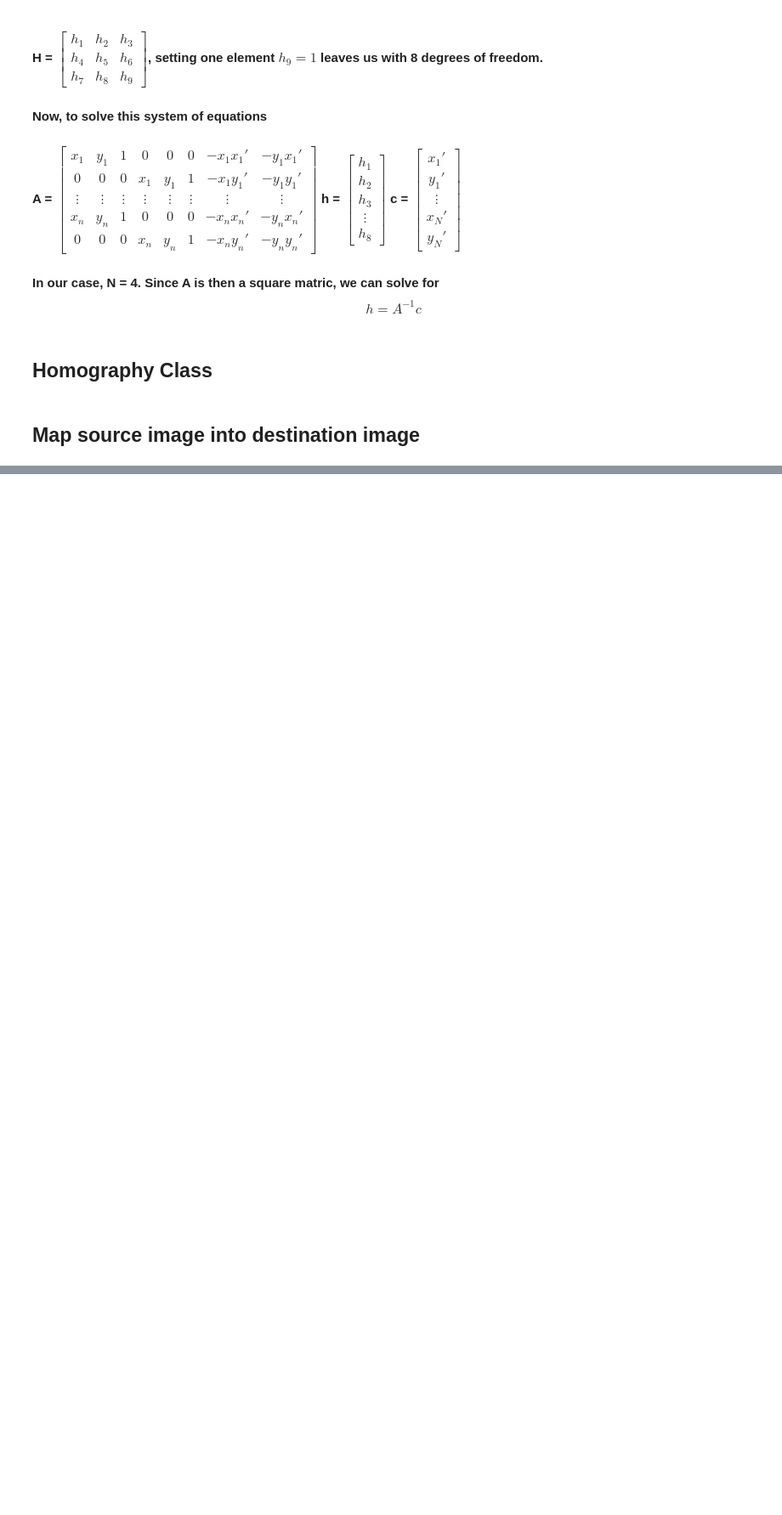
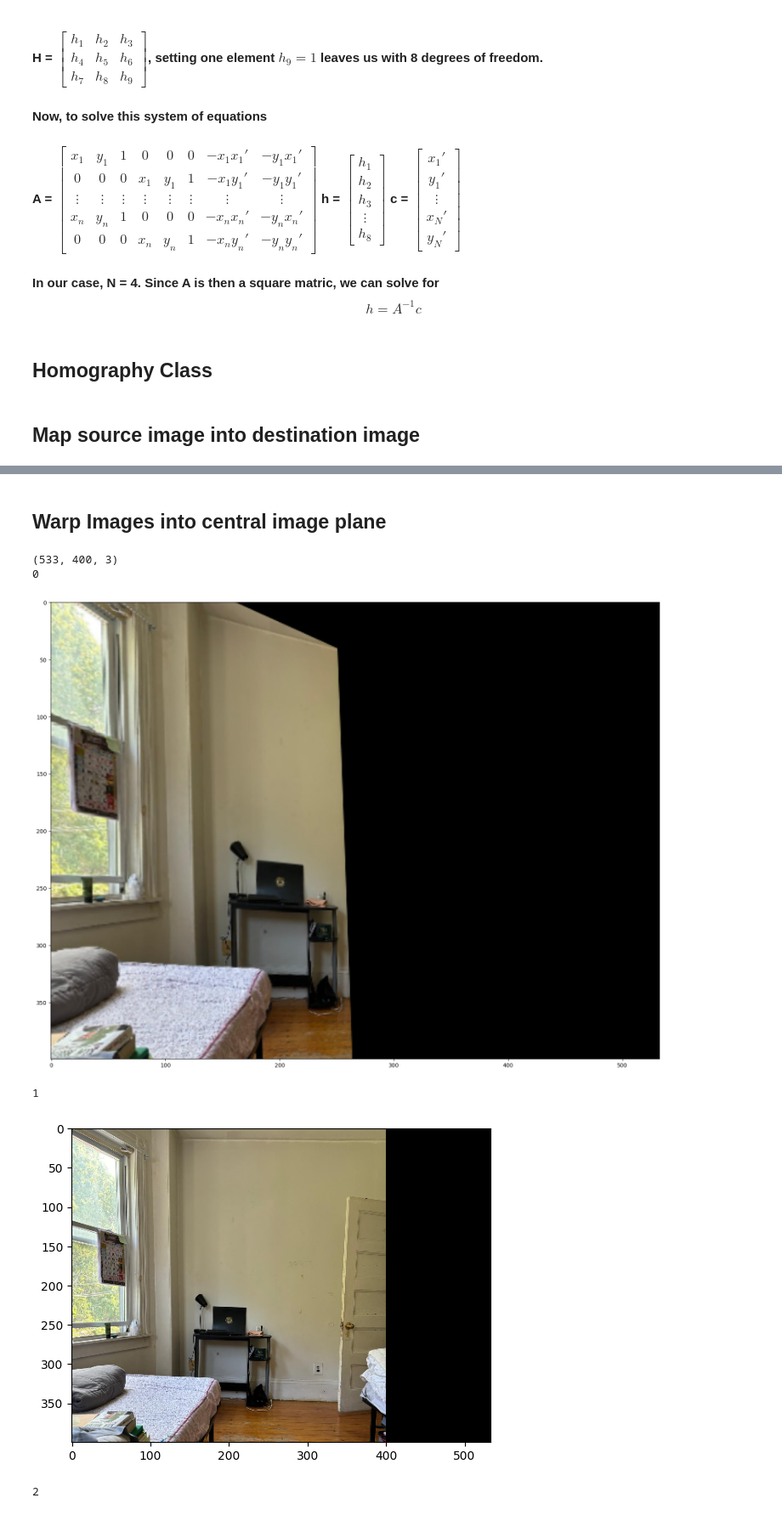
Before and after one commit to KSorte/Autonomous_Field_Robotics, a Jupyter notebook: image_stitching/compute_homography.ipynb, the cells around one changed output, grey strips where cells are left out. Shown at 85% size. Drawn from its saved outputs; the diff is of its cells as text; code cells hidden in the pictures; blank space fills up the shorter version.

```diff
--- a/image_stitching/compute_homography.ipynb
+++ b/image_stitching/compute_homography.ipynb
@@ -162,0 +233,21 @@ Computed Homography =  [[ 5.64142829e-01  7.26326157e-02  5.36489176e+02]
+# %% [markdown]
+## Warp Images into central image plane
+# %%
+%matplotlib inline
+homography.compute_homographies_image_stitching()
+
+print(homography.images[0].shape)
+for i in range(len(homography.images)):
+    print(i)
+    warped_image = cv2.warpPerspective(homography.images[i],
+                                       homography.homographies_image_stitching[i],
+                                       (533, 400))
+    plt.imshow(warped_image)
+    plt.show()
+# %% [output]
+(533, 400, 3)
+0
+[figure, added]
+1
+[figure, added]
+2
```
Also changed, not shown: parts of 8 cells of this notebook, 3 other files.
